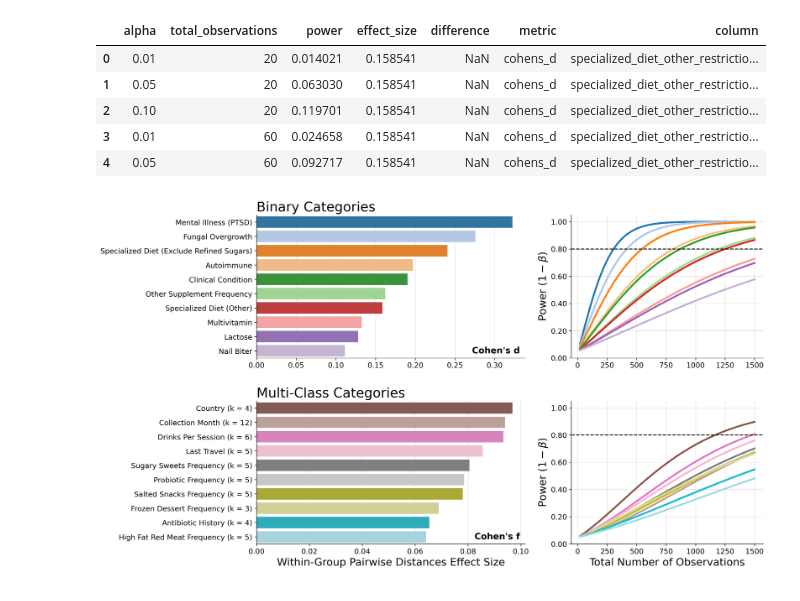
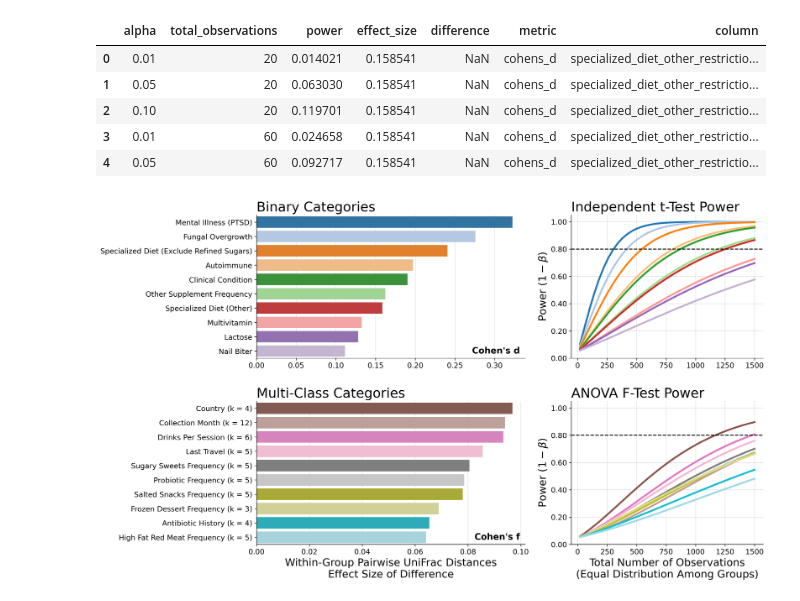
Before and after one commit to knightlab-analyses/evident-analyses, a Jupyter notebook: notebooks/plot.ipynb, the cells around one changed output. Drawn from its saved outputs; the diff is of its cells as text; code cells hidden in the pictures.

```diff
--- a/notebooks/plot.ipynb
+++ b/notebooks/plot.ipynb
@@ -391,7 +391,7 @@ bar_ax_d.text(**text_args, s="Cohen's d", transform=bar_ax_d.transAxes)
 
 sns.barplot(**bar_args, data=_es_df_f, ax=bar_ax_f)
 bar_ax_f.text(**text_args, s="Cohen's f", transform=bar_ax_f.transAxes)
-bar_ax_f.set_xlabel("Within-Group Pairwise Distances Effect Size")
+bar_ax_f.set_xlabel("Within-Group Pairwise UniFrac Distances\nEffect Size of Difference")
 
 col_map = {
     "mental_illness_type_ptsd_posttraumatic_stress_disorder": "Mental Illness (PTSD)",
@@ -420,35 +420,38 @@ line_args = {"y": "power", "x": "total_observations", "palette": cmap, "hue": "c
 text_args = {"x": 0.98, "y": 0.02, "ha": "right", "va": "bottom", "weight": "bold",
              "fontsize": "x-large"}
 
 sns.lineplot(**line_args, data=_pa_df_d, ax=pwr_ax_d, hue_order=order_d)
 pwr_ax_d.set_xlabel("")
 
 sns.lineplot(**line_args, data=_pa_df_f, ax=pwr_ax_f, hue_order=order_f)
-pwr_ax_f.set_xlabel("Total Number of Observations", fontsize="large")
+pwr_ax_f.set_xlabel("Total Number of Observations\n(Equal Distribution Among Groups)", fontsize="large")
 
 for ax in [pwr_ax_d, pwr_ax_f]:
     ax.set_ylabel(r"Power $(1 - \beta)$", fontsize="xx-large")
     ax.grid(axis="both", lw=0.3)
     ax.set_axisbelow(True)
     ax.set_yticks([0, 0.2, 0.4, 0.6, 0.8, 1.0])
     ax.yaxis.set_major_formatter(FormatStrFormatter("%.2f"))
     ax.axhline(0.8, color="black", ls="--")
     ax.set_ylim([0, 1.05])
 
 for ax in [bar_ax_d, bar_ax_f, pwr_ax_d, pwr_ax_f]:
     ax.grid(axis="x", lw=0.3)
     ax.set_axisbelow(True)
     ax.tick_params("both", labelsize="large")
     ax.set_xlabel(ax.get_xlabel(), fontsize="xx-large")
 
 title_args = {"loc": "left", "fontsize": 22}
 bar_ax_d.set_title("Binary Categories", **title_args)
 bar_ax_f.set_title("Multi-Class Categories", **title_args)
 
+pwr_ax_d.set_title("Independent t-Test Power", **title_args)
+pwr_ax_f.set_title("ANOVA F-Test Power", **title_args)
+
 plt.savefig("../figures/effect_sizes_and_power.pdf")
 plt.show()
 # %% [output]
-[figure, old version]
+[figure, new version]
 # %%
 from skbio import DistanceMatrix
 
```
Also changed, not shown: parts of 7 cells of this notebook, 3 other files.
